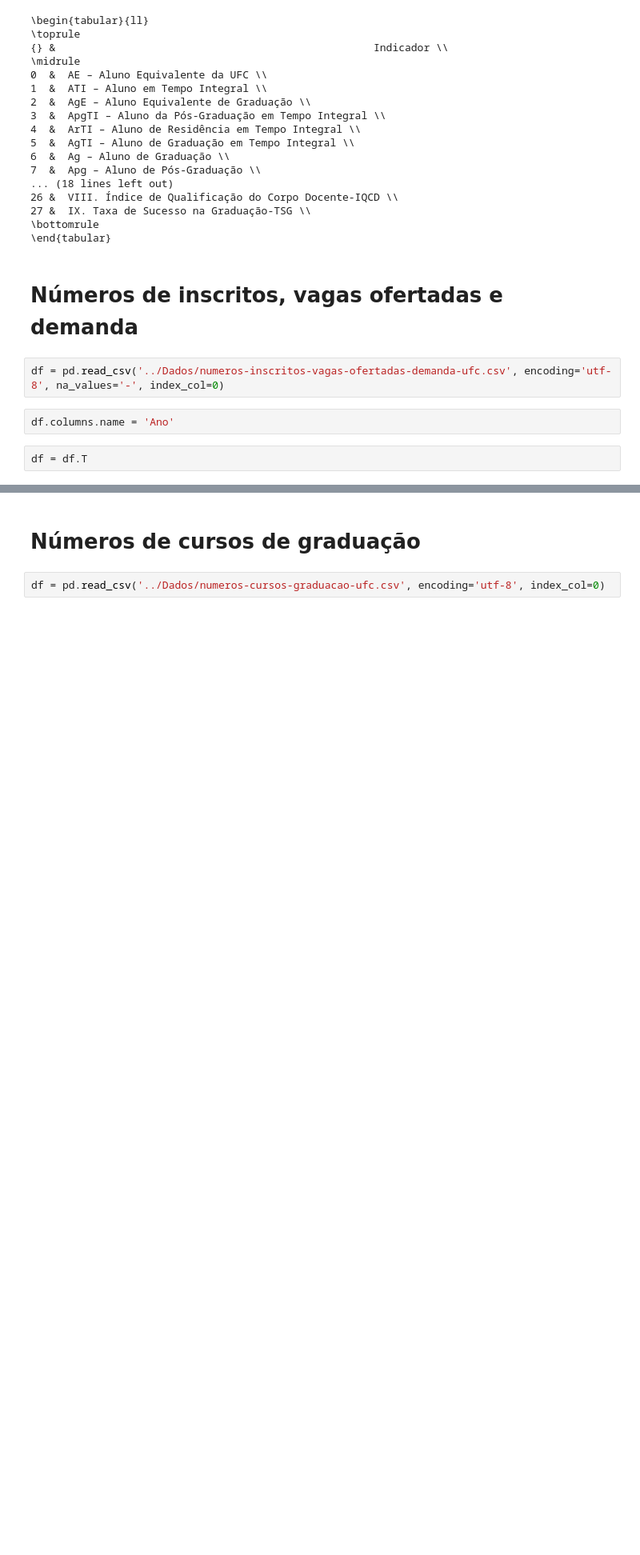
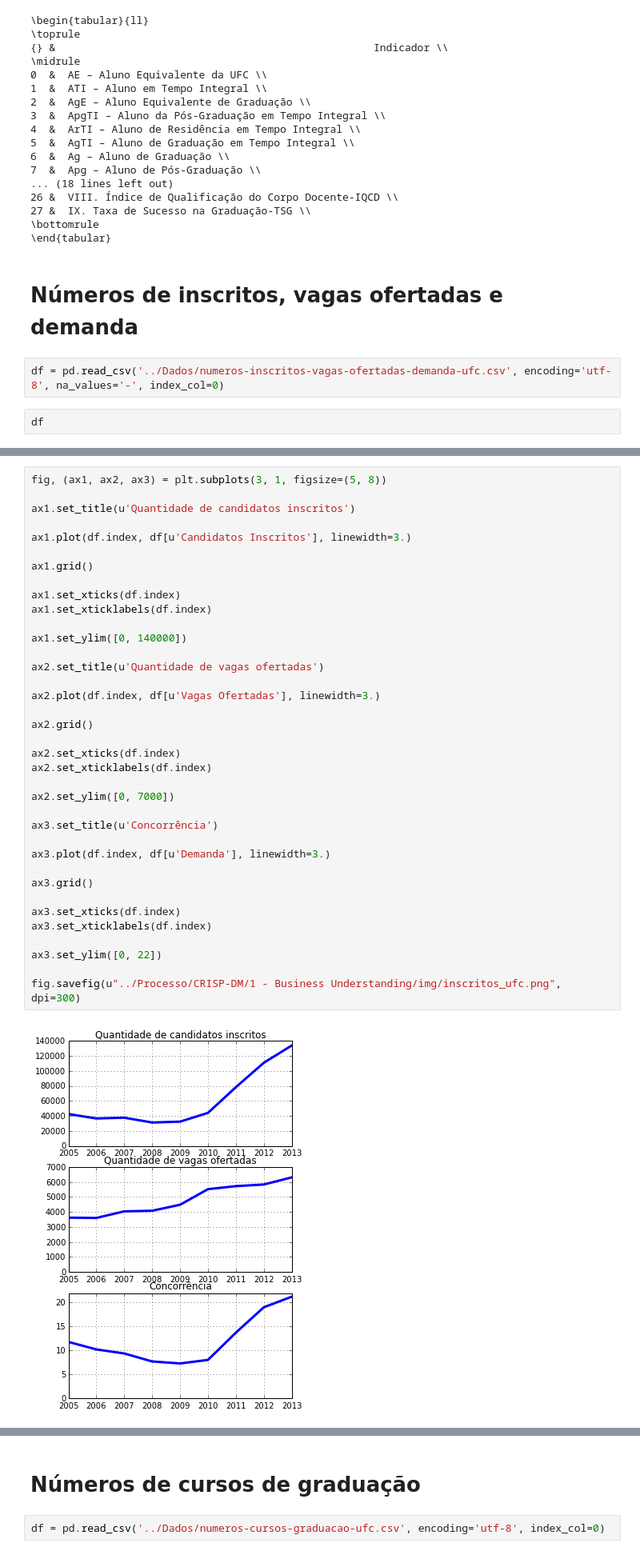
Before and after one commit to abevieiramota/Mestrado, a Jupyter notebook: notebooks/2. Atributos da UFC.ipynb, the cells around one changed output, grey strips where cells are left out. Shown: that part at 80% size. Drawn from its saved outputs; the diff is of its cells as text; blank space fills up the shorter version.

```diff
--- a/notebooks/2. Atributos da UFC.ipynb
+++ b/notebooks/2. Atributos da UFC.ipynb
@@ -298,7 +298,5 @@ print pd.DataFrame({'Indicador':indicador_labels}).to_latex()
 # Números de inscritos, vagas ofertadas e demanda
 # %%
 df = pd.read_csv('../Dados/numeros-inscritos-vagas-ofertadas-demanda-ufc.csv', encoding='utf-8', na_values='-', index_col=0)
-# %%
-df.columns.name = 'Ano'
 # %%
-df = df.T
+df
@@ -305,3 +315,42 @@ df = df.T
+# %%
+fig, (ax1, ax2, ax3) = plt.subplots(3, 1, figsize=(5, 8))
+
+ax1.set_title(u'Quantidade de candidatos inscritos')
+
+ax1.plot(df.index, df[u'Candidatos Inscritos'], linewidth=3.)
+
+ax1.grid()
+
+ax1.set_xticks(df.index)
+ax1.set_xticklabels(df.index)
+
+ax1.set_ylim([0, 140000])
+
+ax2.set_title(u'Quantidade de vagas ofertadas')
+
+ax2.plot(df.index, df[u'Vagas Ofertadas'], linewidth=3.)
+
+ax2.grid()
+
+ax2.set_xticks(df.index)
+ax2.set_xticklabels(df.index)
+
+ax2.set_ylim([0, 7000])
+
+ax3.set_title(u'Concorrência')
+
+ax3.plot(df.index, df[u'Demanda'], linewidth=3.)
+
+ax3.grid()
+
+ax3.set_xticks(df.index)
+ax3.set_xticklabels(df.index)
+
+ax3.set_ylim([0, 22])
+
+fig.savefig(u"../Processo/CRISP-DM/1 - Business Understanding/img/inscritos_ufc.png", dpi=300)
+# %% [output]
+[figure, added]
 # %%
 print df.to_latex()
 # %% [output]
```
Also changed, not shown: parts of 21 cells of this notebook, 16 other files.
